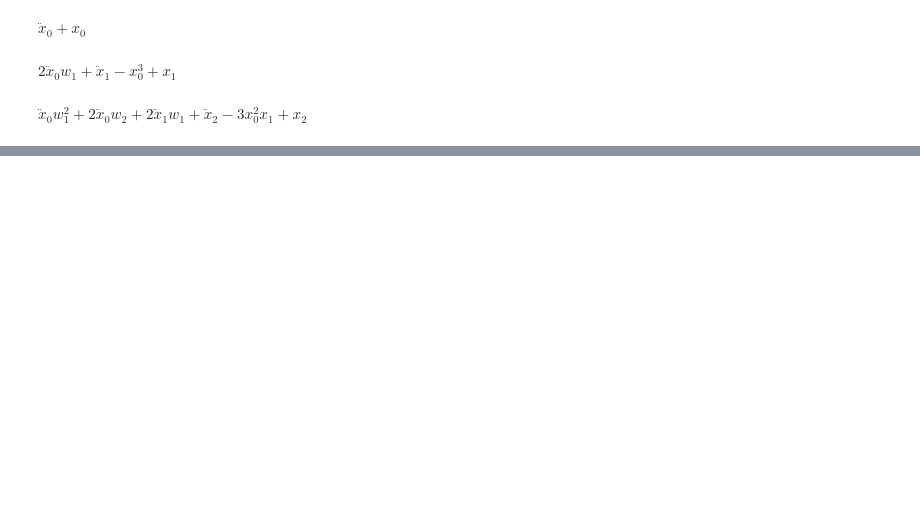
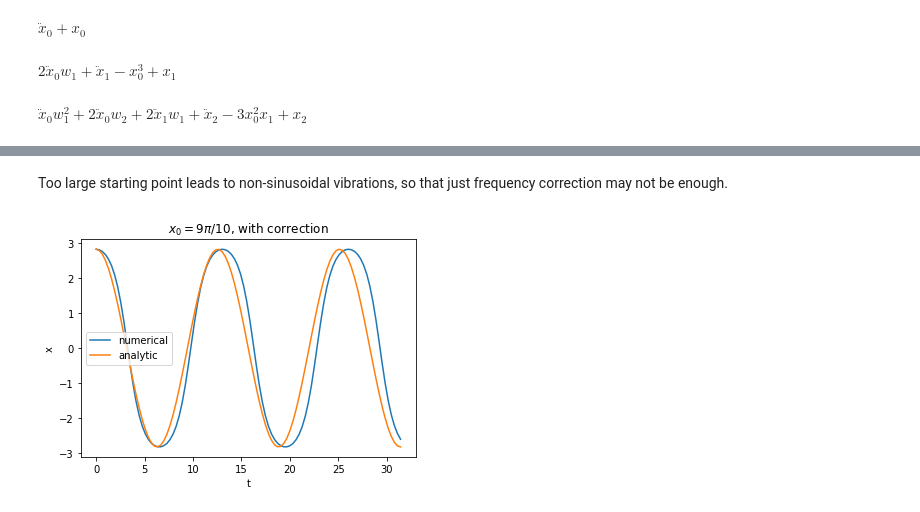
Before and after one commit to vr050714/nonlinear-vibration-seminar, a Jupyter notebook: diffing.ipynb, the cells around one changed output, grey strips where cells are left out. Drawn from its saved outputs; the diff is of its cells as text; code cells hidden in the pictures; blank space fills up the shorter version.

```diff
--- a/diffing.ipynb
+++ b/diffing.ipynb
@@ -30,0 +105,7 @@ from scipy.integrate import odeint
+# %% [markdown]
+Too large starting point leads to non-sinusoidal vibrations, so that just frequency correction may not be enough.
+# %%
+plot_duffing(t, sol3[:,0], approx_sol(t, x3),
+             title='$x_0=9\pi/10$, with correction')
+# %% [output]
+[figure, added]
```
Also changed, not shown: parts of 14 cells of this notebook.
